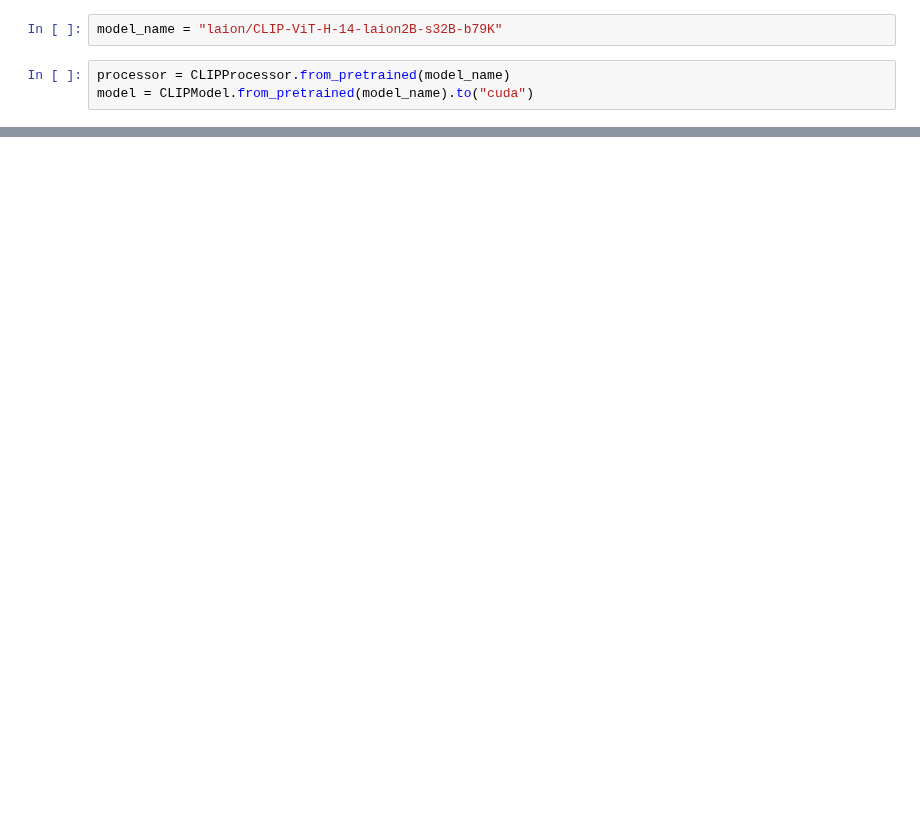
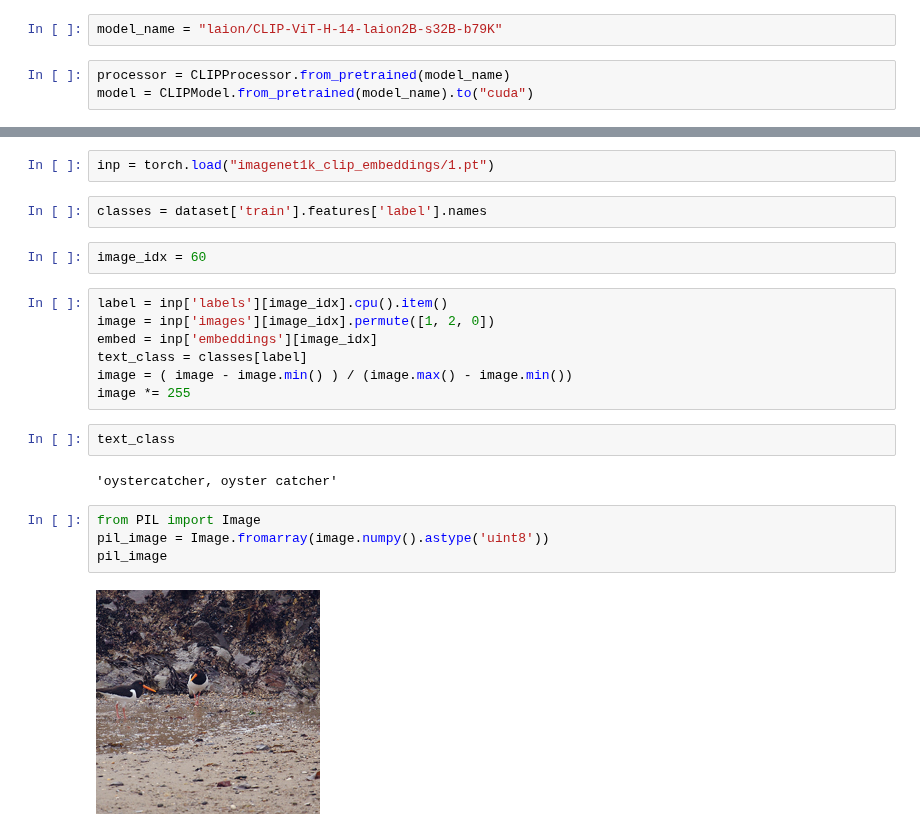
Before and after one commit to siddheshmhatre/imagenet-clip-classifier, a Jupyter notebook: clip.ipynb, the cells around one changed output, grey strips where cells are left out. Cells and saved outputs as stored; diff of their text form; blank space fills up the shorter version.

```diff
--- a/clip.ipynb
+++ b/clip.ipynb
@@ -60,0 +15,23 @@ SyntaxError: invalid syntax (2223083588.py, line 1)
+# %%
+inp = torch.load("imagenet1k_clip_embeddings/1.pt")
+# %%
+classes = dataset['train'].features['label'].names
+# %%
+image_idx = 60
+# %%
+label = inp['labels'][image_idx].cpu().item()
+image = inp['images'][image_idx].permute([1, 2, 0])
+embed = inp['embeddings'][image_idx]
+text_class = classes[label]
+image = ( image - image.min() ) / (image.max() - image.min())
+image *= 255
+# %%
+text_class
+# %% [output]
+'oystercatcher, oyster catcher'
+# %%
+from PIL import Image
+pil_image = Image.fromarray(image.numpy().astype('uint8'))
+pil_image
+# %% [output]
+[figure, added]
```
Also changed, not shown: parts of 14 cells of this notebook, 8 other files.
